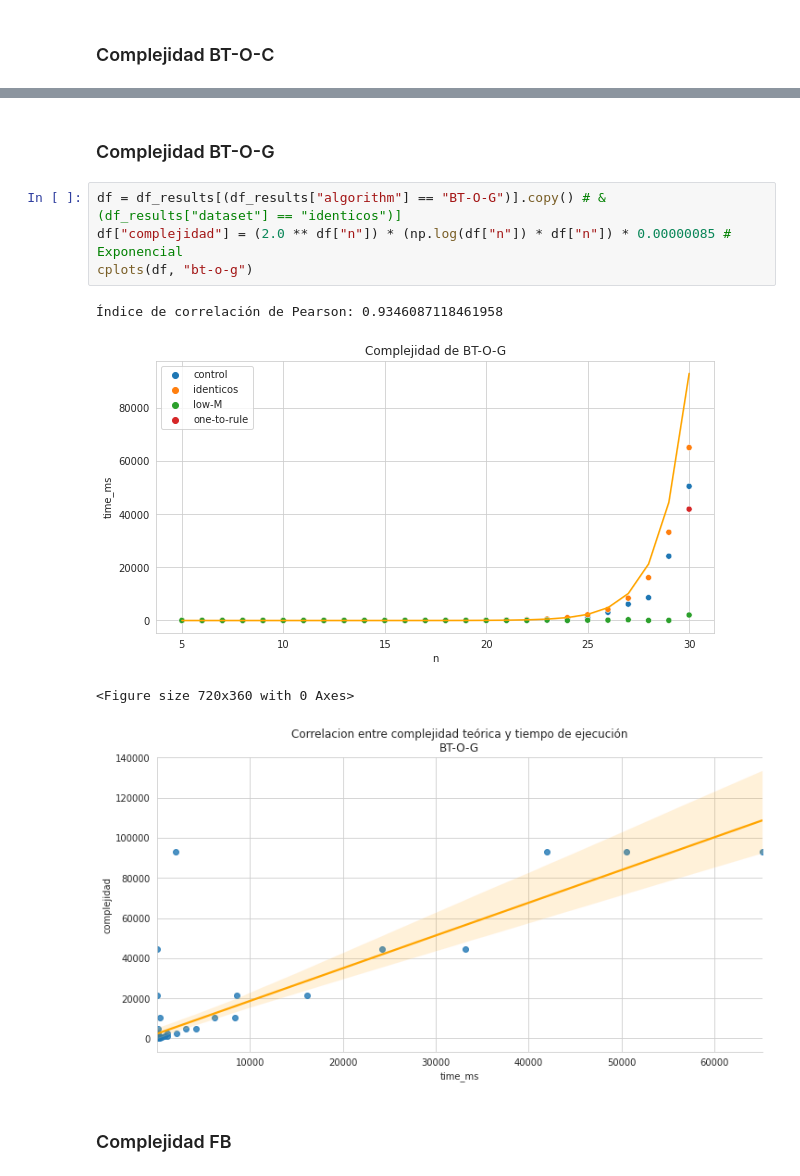
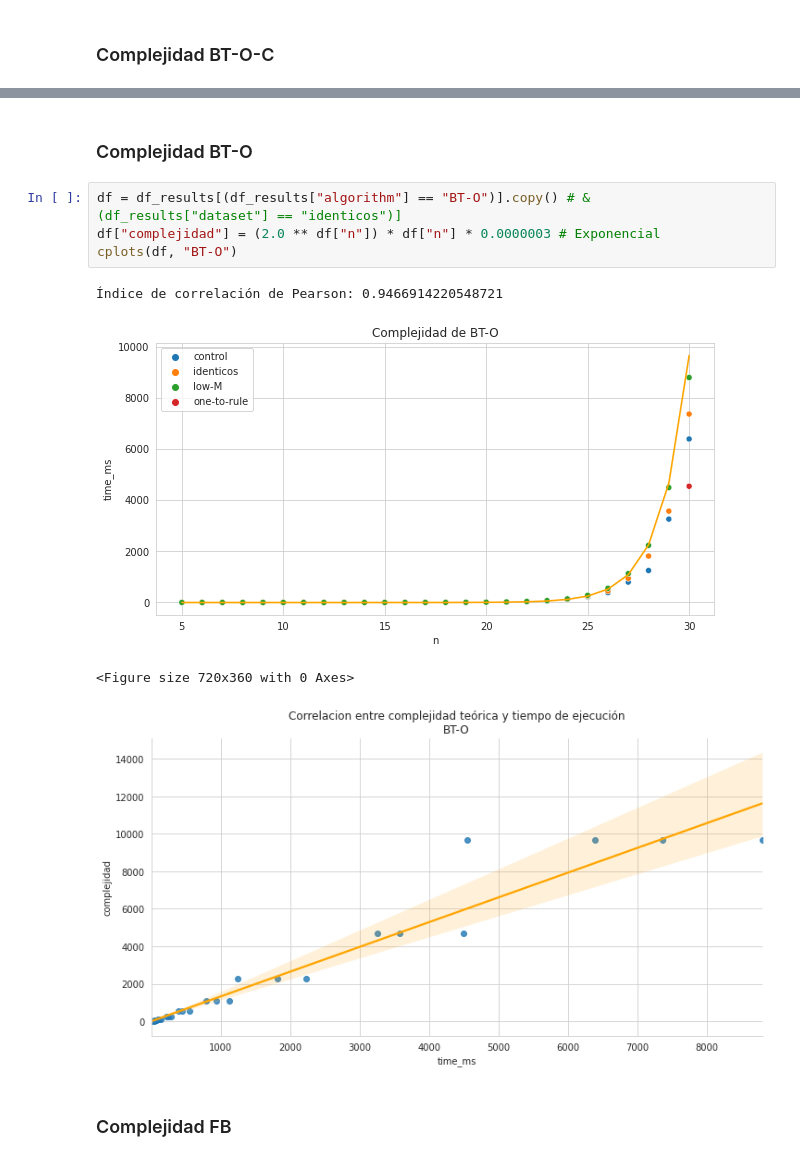
Before and after one commit to mnPanic/algo3-tp1, a Jupyter notebook: jupyter/analisis.ipynb, the cells around one changed output, grey strips where cells are left out. Saved outputs shown, nothing was run; the diff lists cells and outputs as text.

Commit message:
Resultados de exp sin goloso

```diff
--- a/jupyter/analisis.ipynb
+++ b/jupyter/analisis.ipynb
@@ -138,14 +119,14 @@ cplots(df, "bt-o-c")
 # %% [markdown]
-### Complejidad BT-O-G
+### Complejidad BT-O
 # %%
-df = df_results[(df_results["algorithm"] == "BT-O-G")].copy() # & (df_results["dataset"] == "identicos")]
-df["complejidad"] = (2.0 ** df["n"]) * (np.log(df["n"]) * df["n"]) * 0.00000085 # Exponencial
-cplots(df, "bt-o-g")
+df = df_results[(df_results["algorithm"] == "BT-O")].copy() # & (df_results["dataset"] == "identicos")]
+df["complejidad"] = (2.0 ** df["n"]) * df["n"] * 0.0000003 # Exponencial
+cplots(df, "BT-O")
 # %% [output]
-Índice de correlación de Pearson: 0.9346087118461958
+Índice de correlación de Pearson: 0.9466914220548721
-[figure, old version]
+[figure, new version]
 <Figure size 720x360 with 0 Axes>
-[figure, old version]
+[figure, new version]
 # %% [markdown]
 ### Complejidad FB
 # %%
```
Also changed, not shown: parts of 25 cells of this notebook, 28 other files.
